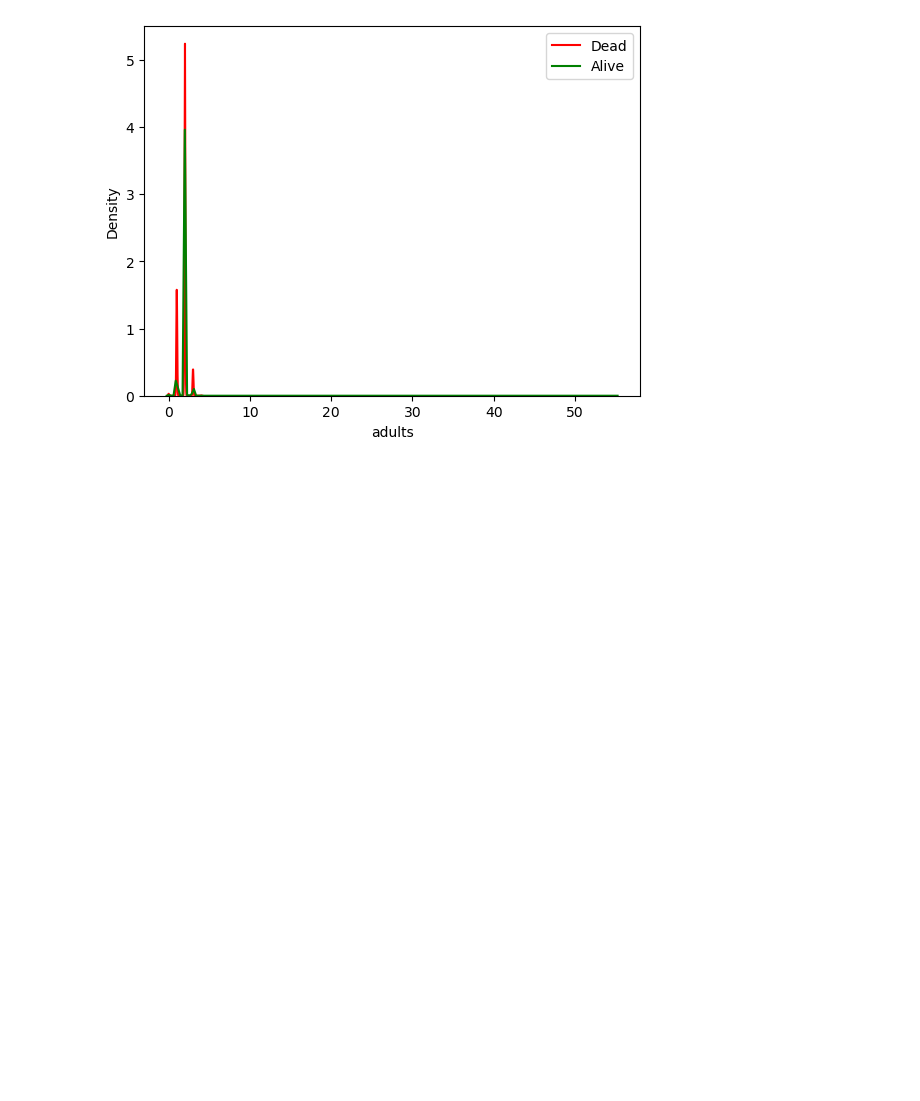
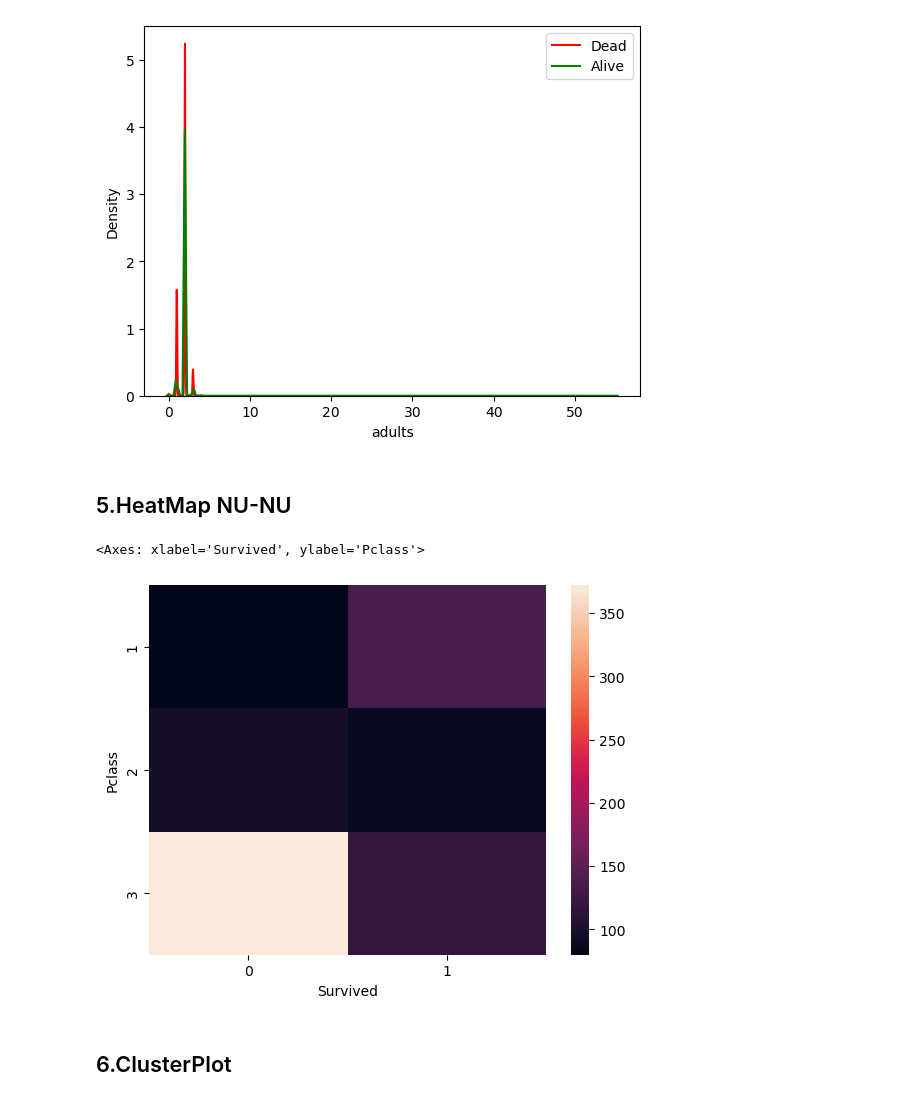
Before and after one commit to 07fahim/Python, a Jupyter notebook: Python/EDA Analysis/EDA using Bivariate and Multivariate Analysis.ipynb, the cells around one changed output. Cells and saved outputs as stored; diff of their text form; code cells hidden in the pictures; blank space fills up the shorter version.

```diff
--- a/Python/EDA Analysis/EDA using Bivariate and Multivariate Analysis.ipynb
+++ b/Python/EDA Analysis/EDA using Bivariate and Multivariate Analysis.ipynb
@@ -132,3 +132,12 @@ https://gist.github.com/mwaskom/de44147ed2974457ad6372750bbe5751
 
   sns.distplot(hotel[hotel['is_canceled'] == 1]['adults'],hist=False,color='green',label='Alive')
 [figure]
+# %% [markdown]
+## 5.HeatMap NU-NU
+# %%
+sns.heatmap(pd.crosstab(titanic['Pclass'],titanic['Survived']))
+# %% [output]
+<Axes: xlabel='Survived', ylabel='Pclass'>
+[figure, added]
+# %% [markdown]
+## 6.ClusterPlot
```
